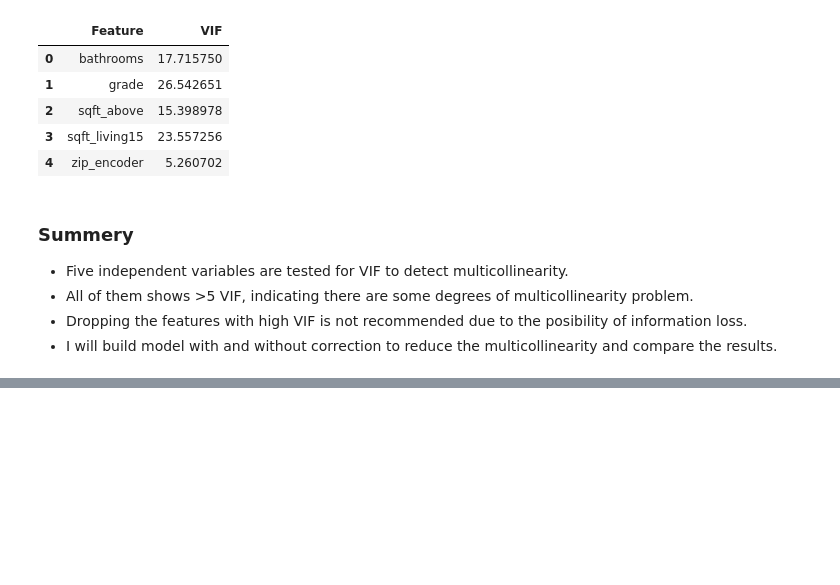
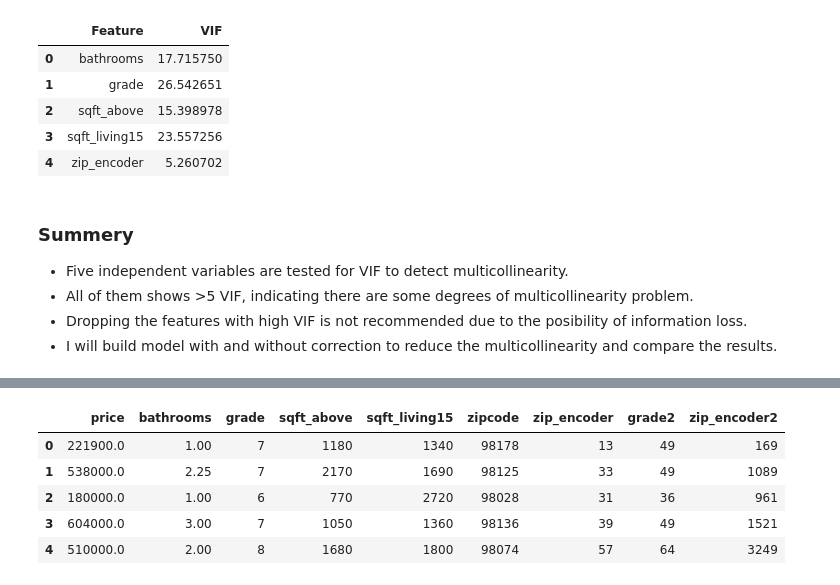
Before and after one commit to jhjang101/kaggle, a Jupyter notebook: House Sales in King County/3_Feature.ipynb, the cells around one changed output, grey strips where cells are left out. Saved outputs shown, nothing was run; the diff lists cells and outputs as text; code cells hidden in the pictures; blank space fills up the shorter version.

```diff
--- a/House Sales in King County/3_Feature.ipynb
+++ b/House Sales in King County/3_Feature.ipynb
@@ -180,0 +186,13 @@ df_VIF
+# %%
+# Add quadratic term for 'grade' and 'zip_encoder'
+df['grade2'] = df['grade']**2
+df['zip_encoder2'] = df['zip_encoder']**2
+
+df.head()
+# %% [output]
+|  | price | bathrooms | grade | sqft_above | sqft_living15 | zipcode | zip_encoder | grade2 | zip_encoder2 |
+| 0 | 221900.0 | 1.00 | 7 | 1180 | 1340 | 98178 | 13 | 49 | 169 |
+| 1 | 538000.0 | 2.25 | 7 | 2170 | 1690 | 98125 | 33 | 49 | 1089 |
+| 2 | 180000.0 | 1.00 | 6 | 770 | 2720 | 98028 | 31 | 36 | 961 |
+| 3 | 604000.0 | 3.00 | 7 | 1050 | 1360 | 98136 | 39 | 49 | 1521 |
+| 4 | 510000.0 | 2.00 | 8 | 1680 | 1800 | 98074 | 57 | 64 | 3249 |
```
Also changed, not shown: parts of 5 cells of this notebook.
